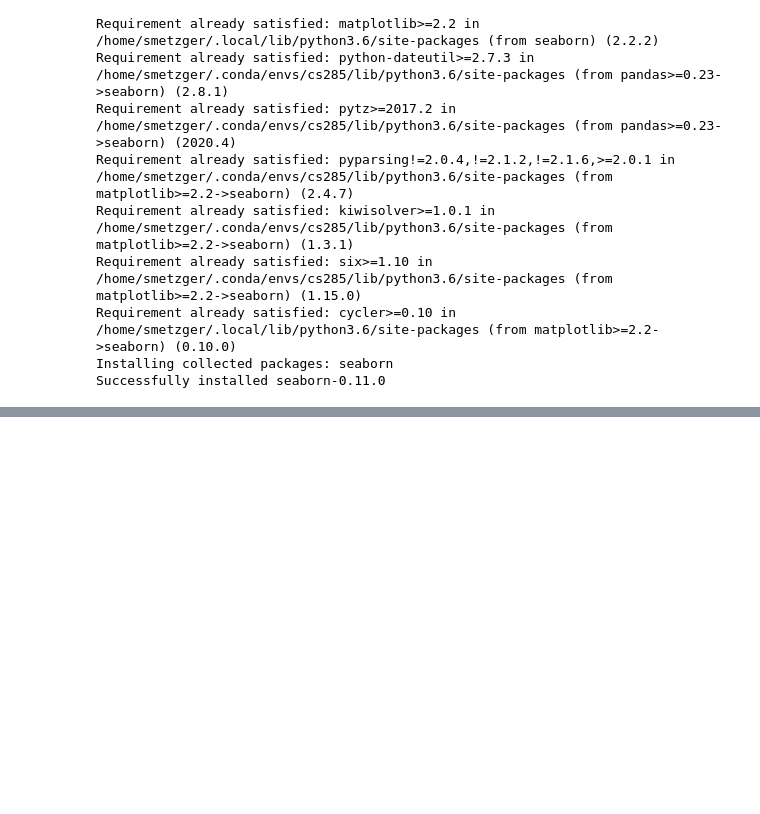
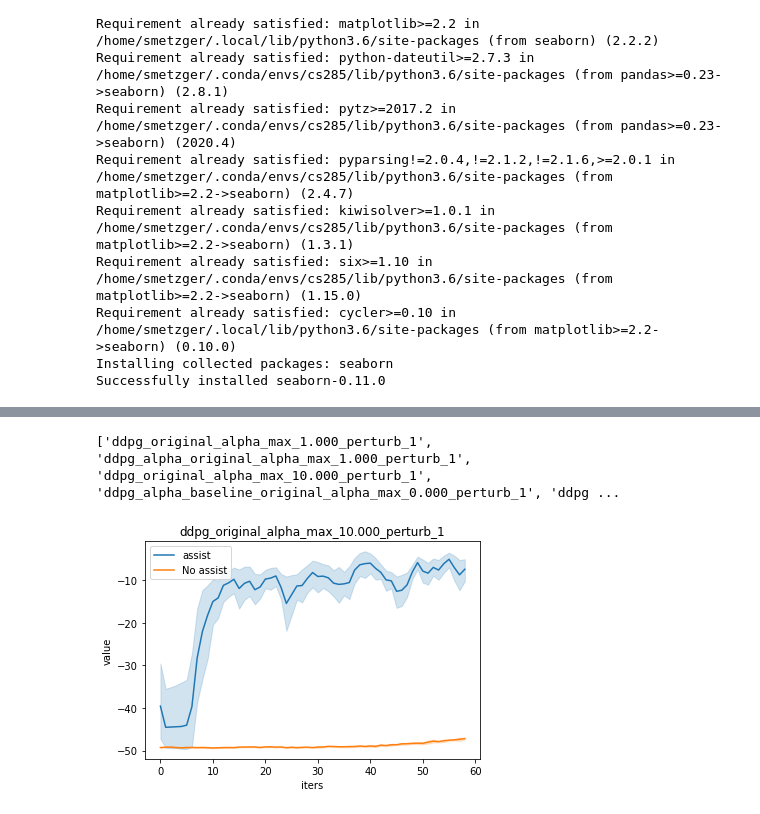
Before and after one commit to sean-metzger/deeprl_finalproj, a Jupyter notebook: load_runs.ipynb, the cells around one changed output, grey strips where cells are left out. Drawn from its saved outputs; the diff is of its cells as text; code cells hidden in the pictures; blank space fills up the shorter version.

```diff
--- a/load_runs.ipynb
+++ b/load_runs.ipynb
@@ -97,0 +98,10 @@ for rr in r:
+# %%
+r = [r for r in runs if 'ddpg' in r] # THIS USES DDPG
+print(r)
+r= ['ddpg_original_alpha_max_10.000_perturb_1']
+for rr in r:
+    prod_plots(rr, key='episode_reward_mean',
+               baseline='reacher_baseline_original_alpha_max_0.000_perturb_1')
+# %% [output]
+['ddpg_original_alpha_max_1.000_perturb_1', 'ddpg_alpha_original_alpha_max_1.000_perturb_1', 'ddpg_original_alpha_max_10.000_perturb_1', 'ddpg_alpha_baseline_original_alpha_max_0.000_perturb_1', 'ddpg ...
+[figure, added]
```
Also changed, not shown: parts of 6 cells of this notebook, 10 other files.
